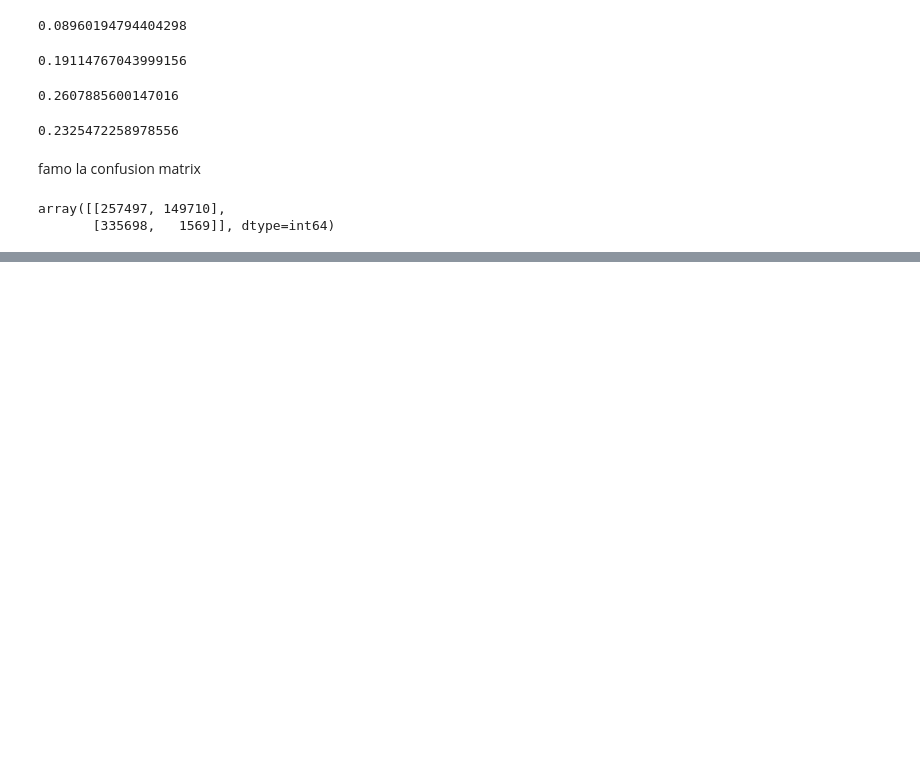
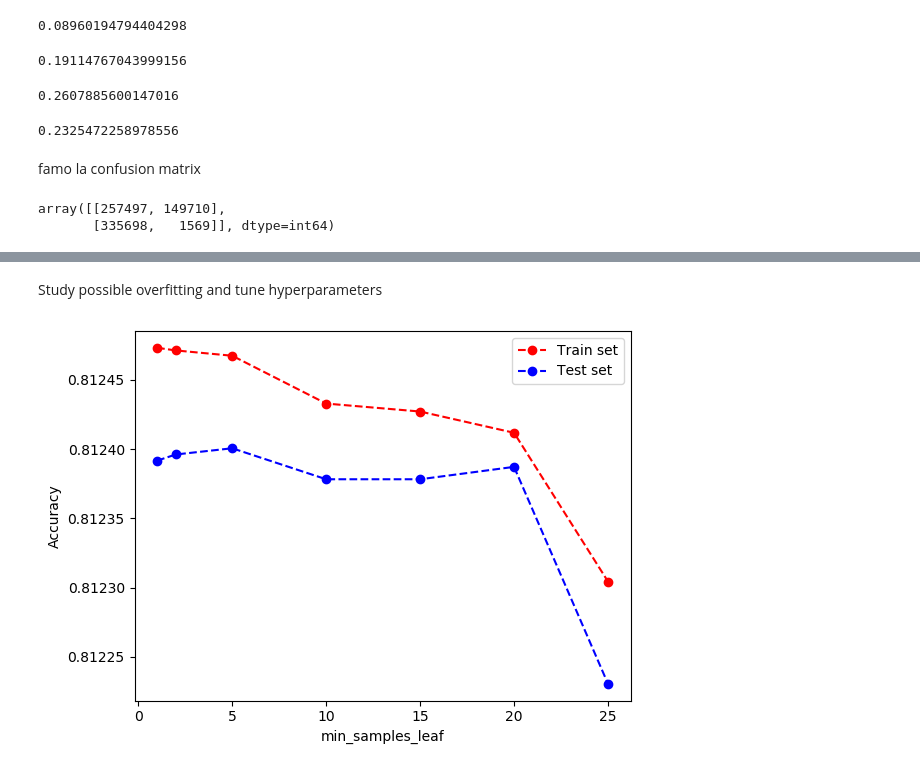
Before and after one commit to giocioc/IML-1, a Jupyter notebook: code/mainNotebook.ipynb, the cells around one changed output, grey strips where cells are left out. Saved outputs shown, nothing was run; the diff lists cells and outputs as text; code cells hidden in the pictures; blank space fills up the shorter version.

```diff
--- a/code/mainNotebook.ipynb
+++ b/code/mainNotebook.ipynb
@@ -522,0 +534,5 @@ array([0, 1, 0, 0, 1, 1, 1, 0, 0, 1, 0, 1, 1, 1, 1, 1, 1, 0, 1, 1, 1, 1,
+# %%
+X_train, X_test, y_train, y_test = train_test_split(X, y,
+                                                    test_size=0.3,
+                                                    random_state=100,
+                                                    stratify=y)
@@ -522,0 +541,4 @@ array([0, 1, 0, 0, 1, 1, 1, 0, 0, 1, 0, 1, 1, 1, 1, 1, 1, 0, 1, 1, 1, 1,
+# %%
+clf = DecisionTreeClassifier(criterion='gini', max_depth=None,
+                             min_samples_split=2, min_samples_leaf=1)
+clf.fit(X_train, y_train)
@@ -522,0 +597,6 @@ array([0, 1, 0, 0, 1, 1, 1, 0, 0, 1, 0, 1, 1, 1, 1, 1, 1, 0, 1, 1, 1, 1,
+# %%
+y_pred = clf.predict(X_test)
+print('Accuracy %s' % accuracy_score(y_test, y_pred))
+print('F1-score %s' % f1_score(y_test, y_pred, average=None))
+print(classification_report(y_test, y_pred))
+confusion_matrix(y_test, y_pred)
@@ -522,0 +616,25 @@ array([0, 1, 0, 0, 1, 1, 1, 0, 0, 1, 0, 1, 1, 1, 1, 1, 1, 0, 1, 1, 1, 1,
+# %% [markdown]
+Study possible overfitting and tune hyperparameters
+# %%
+acc_train = list()
+acc_test = list()
+samples=[1, 2, 5, 10, 15, 20, 25]
+
+for min_samples in samples:
+    clf = DecisionTreeClassifier(criterion='gini', max_depth=None,
+                             min_samples_split=1500, min_samples_leaf=min_samples)
+    clf.fit(X_train, y_train)
+
+    y_pred = clf.predict(X_train)
+    acc_train.append(accuracy_score(y_train, y_pred))
+    y_pred = clf.predict(X_test)
+    acc_test.append(accuracy_score(y_test, y_pred))
+# %%
+plt.plot(samples, acc_train, 'o--', color='red', label="Train set")
+plt.plot(samples, acc_test, 'o--', color='blue', label= "Test set")
+plt.xlabel('min_samples_leaf')
+plt.ylabel('Accuracy')
+plt.legend()
+plt.show()
+# %% [output]
+[figure, added]
```
Also changed, not shown: parts of 54 cells of this notebook.
